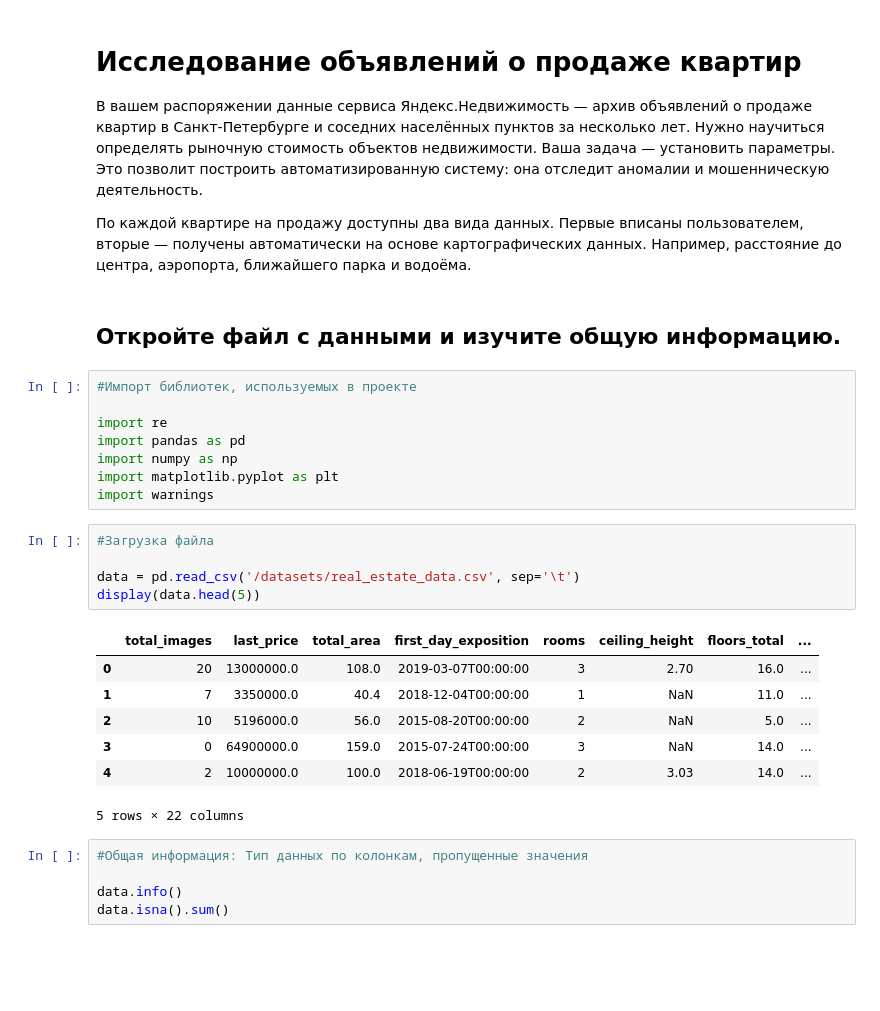
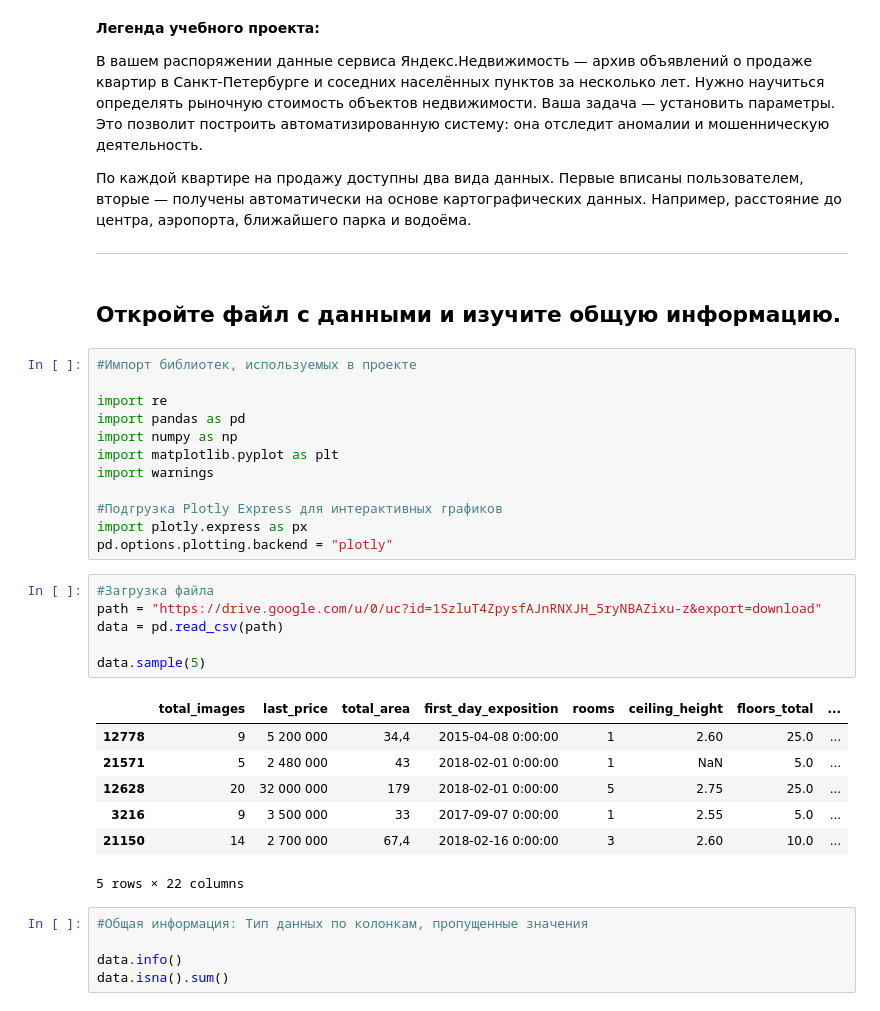
Before and after one commit to Yuu-Khoang/analytics_projects, a Jupyter notebook: research_apartments-stpetersburg.ipynb, the cells around one changed output. Cells and saved outputs as stored; diff of their text form; blank space fills up the shorter version.

```diff
--- a/research_apartments-stpetersburg.ipynb
+++ b/research_apartments-stpetersburg.ipynb
@@ -1,9 +1,11 @@
 # %% [markdown]
-# Исследование объявлений о продаже квартир
+**Легенда учебного проекта:**
 
 В вашем распоряжении данные сервиса Яндекс.Недвижимость — архив объявлений о продаже квартир в Санкт-Петербурге и соседних населённых пунктов за несколько лет. Нужно научиться определять рыночную стоимость объектов недвижимости. Ваша задача — установить параметры. Это позволит построить автоматизированную систему: она отследит аномалии и мошенническую деятельность.
 
 По каждой квартире на продажу доступны два вида данных. Первые вписаны пользователем, вторые — получены автоматически на основе картографических данных. Например, расстояние до центра, аэропорта, ближайшего парка и водоёма.
+
+---
 # %% [markdown]
 ## Откройте файл с данными и изучите общую информацию.
 # %%
@@ -14,19 +16,24 @@ import pandas as pd
 import numpy as np
 import matplotlib.pyplot as plt
 import warnings
+
+#Подгрузка Plotly Express для интерактивных графиков
+import plotly.express as px
+pd.options.plotting.backend = "plotly"
-# %%
-#Загрузка файла
-
-data = pd.read_csv('/datasets/real_estate_data.csv', sep='\t')
-display(data.head(5))
-# %% [output]
-|  | total_images | last_price | total_area | first_day_exposition | rooms | ceiling_height | floors_total | ... |
-| 0 | 20 | 13000000.0 | 108.0 | 2019-03-07T00:00:00 | 3 | 2.70 | 16.0 | ... |
-| 1 | 7 | 3350000.0 | 40.4 | 2018-12-04T00:00:00 | 1 | NaN | 11.0 | ... |
-| 2 | 10 | 5196000.0 | 56.0 | 2015-08-20T00:00:00 | 2 | NaN | 5.0 | ... |
-| 3 | 0 | 64900000.0 | 159.0 | 2015-07-24T00:00:00 | 3 | NaN | 14.0 | ... |
-| 4 | 2 | 10000000.0 | 100.0 | 2018-06-19T00:00:00 | 2 | 3.03 | 14.0 | ... |
-5 rows × 22 columns
+# %%
+#Загрузка файла
+path = "https://drive.google.com/u/0/uc?id=1SzluT4ZpysfAJnRNXJH_5ryNBAZixu-z&export=download"
+data = pd.read_csv(path)
+
+data.sample(5)
+# %% [output]
+|  | total_images | last_price | total_area | first_day_exposition | rooms | ceiling_height | floors_total | ... |
+| 12778 | 9 | 5 200 000 | 34,4 | 2015-04-08 0:00:00 | 1 | 2.60 | 25.0 | ... |
+| 21571 | 5 | 2 480 000 | 43 | 2018-02-01 0:00:00 | 1 | NaN | 5.0 | ... |
+| 12628 | 20 | 32 000 000 | 179 | 2018-02-01 0:00:00 | 5 | 2.75 | 25.0 | ... |
+| 3216 | 9 | 3 500 000 | 33 | 2017-09-07 0:00:00 | 1 | 2.55 | 5.0 | ... |
+| 21150 | 14 | 2 700 000 | 67,4 | 2018-02-16 0:00:00 | 3 | 2.60 | 10.0 | ... |
+5 rows × 22 columns
 # %%
 #Общая информация: Тип данных по колонкам, пропущенные значения
 
```
Also changed, not shown: parts of 1 cell of this notebook, 2 other files.
